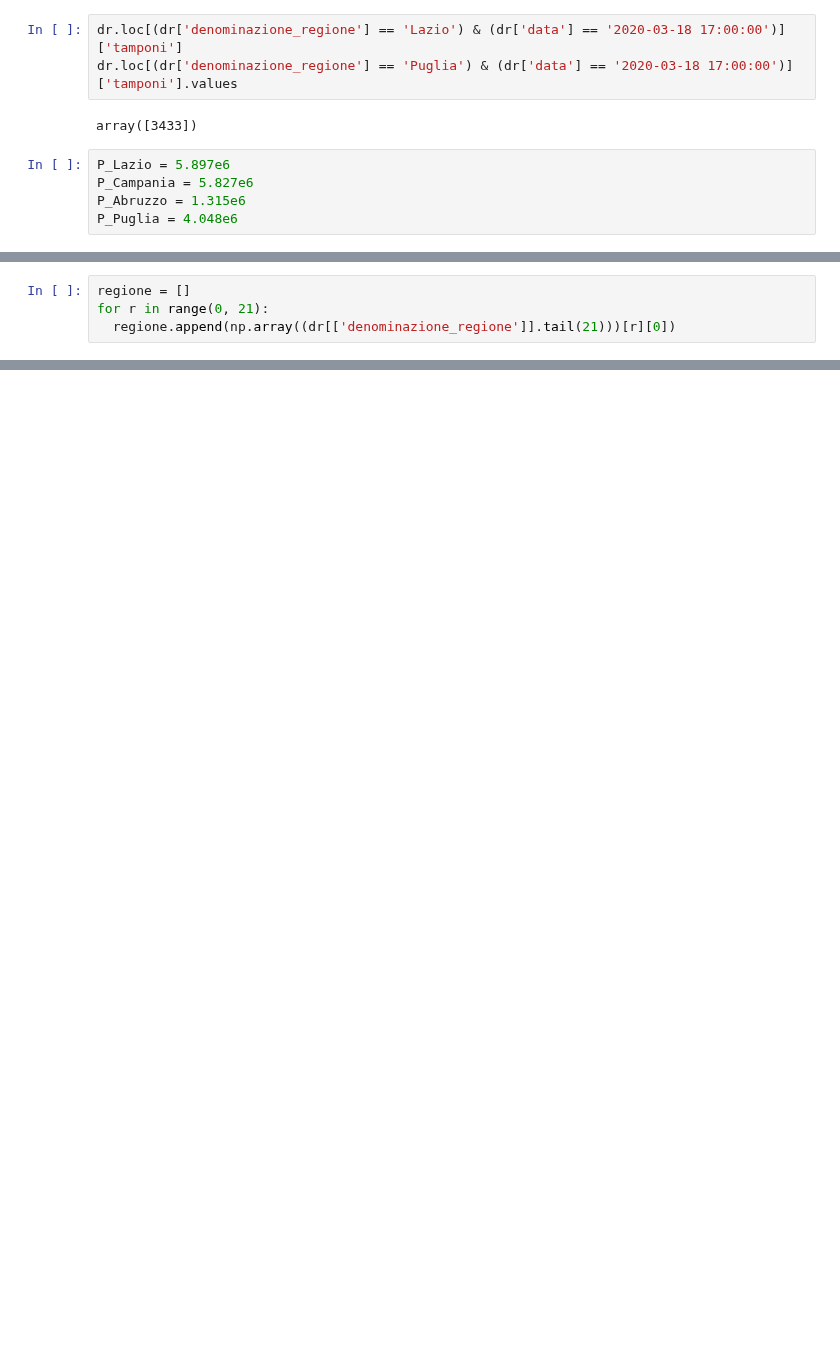
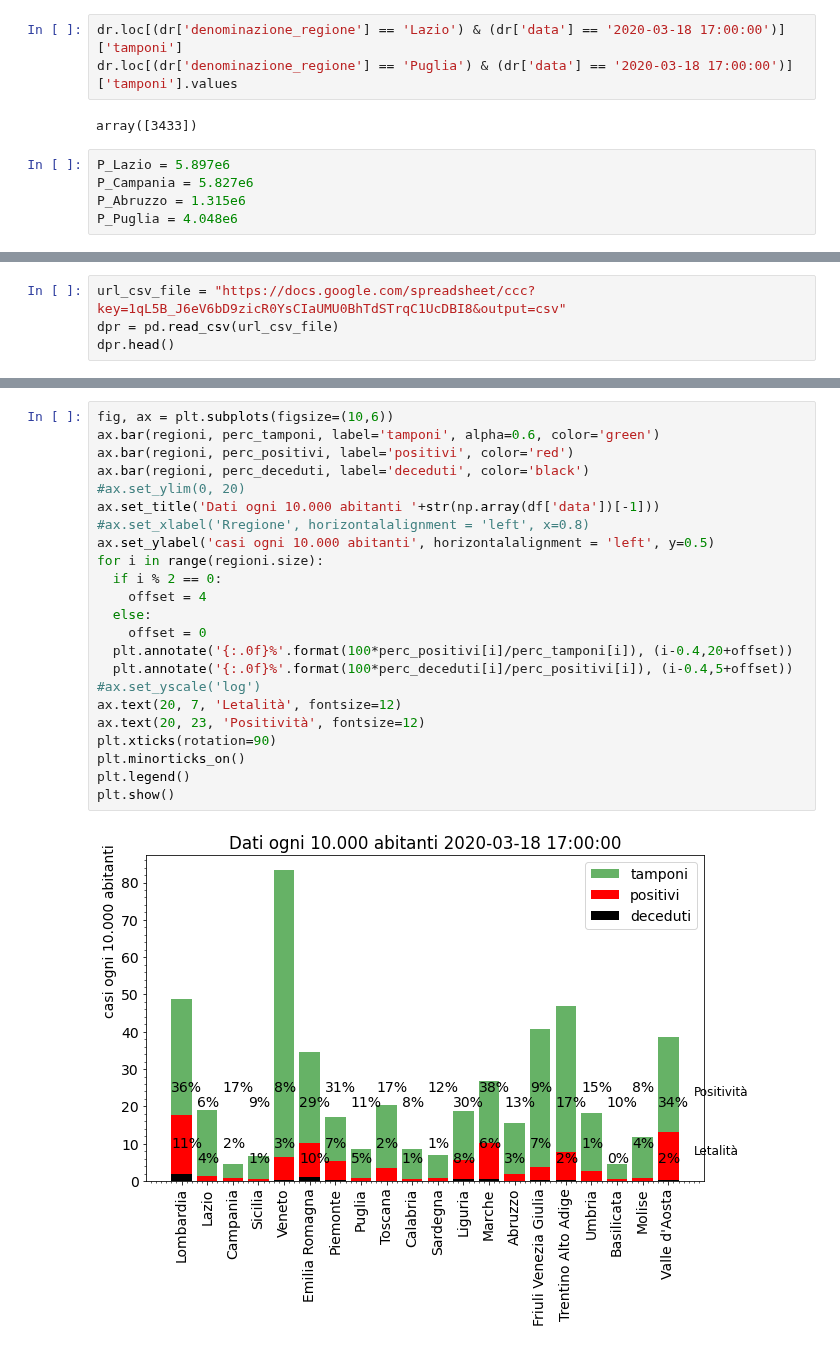
Before and after one commit to lorenzopaolucci/studenti, a Jupyter notebook: covid19.ipynb, the cells around one changed output, grey strips where cells are left out. Saved outputs shown, nothing was run; the diff lists cells and outputs as text; blank space fills up the shorter version.

```diff
--- a/covid19.ipynb
+++ b/covid19.ipynb
@@ -291,4 +288,0 @@ plt.show()
-# %%
-regione = []
-for r in range(0, 21):
-  regione.append(np.array((dr[['denominazione_regione']].tail(21)))[r][0])
@@ -316,0 +289,4 @@ https://docs.google.com/spreadsheets/d/1qL5B_J6eV6bD9zicR0YsCIaUMU0BhTdSTrqC1UcD
+# %%
+url_csv_file = "https://docs.google.com/spreadsheet/ccc?key=1qL5B_J6eV6bD9zicR0YsCIaUMU0BhTdSTrqC1UcDBI8&output=csv"
+dpr = pd.read_csv(url_csv_file)
+dpr.head()
@@ -316,0 +326,25 @@ https://docs.google.com/spreadsheets/d/1qL5B_J6eV6bD9zicR0YsCIaUMU0BhTdSTrqC1UcD
+# %%
+fig, ax = plt.subplots(figsize=(10,6))
+ax.bar(regioni, perc_tamponi, label='tamponi', alpha=0.6, color='green')
+ax.bar(regioni, perc_positivi, label='positivi', color='red')
+ax.bar(regioni, perc_deceduti, label='deceduti', color='black')
+#ax.set_ylim(0, 20)
+ax.set_title('Dati ogni 10.000 abitanti '+str(np.array(df['data'])[-1]))
+#ax.set_xlabel('Rregione', horizontalalignment = 'left', x=0.8)
+ax.set_ylabel('casi ogni 10.000 abitanti', horizontalalignment = 'left', y=0.5)
+for i in range(regioni.size):
+  if i % 2 == 0:
+    offset = 4
+  else:
+    offset = 0
+  plt.annotate('{:.0f}%'.format(100*perc_positivi[i]/perc_tamponi[i]), (i-0.4,20+offset))
+  plt.annotate('{:.0f}%'.format(100*perc_deceduti[i]/perc_positivi[i]), (i-0.4,5+offset))
+#ax.set_yscale('log')
+ax.text(20, 7, 'Letalità', fontsize=12)
+ax.text(20, 23, 'Positività', fontsize=12)
+plt.xticks(rotation=90)
+plt.minorticks_on()
+plt.legend()
+plt.show()
+# %% [output]
+[figure, added]
```
Also changed, not shown: parts of 14 cells of this notebook.
